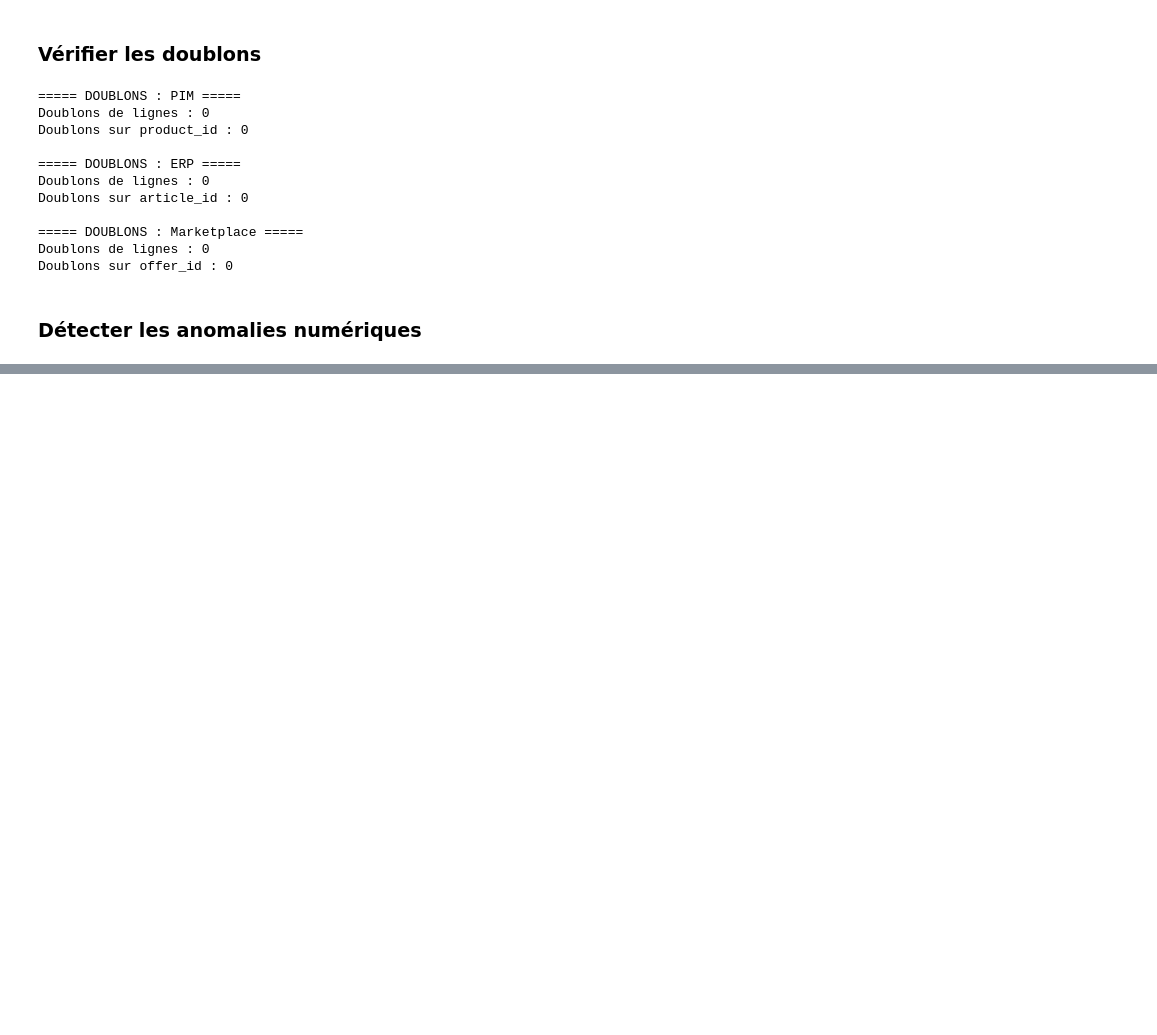
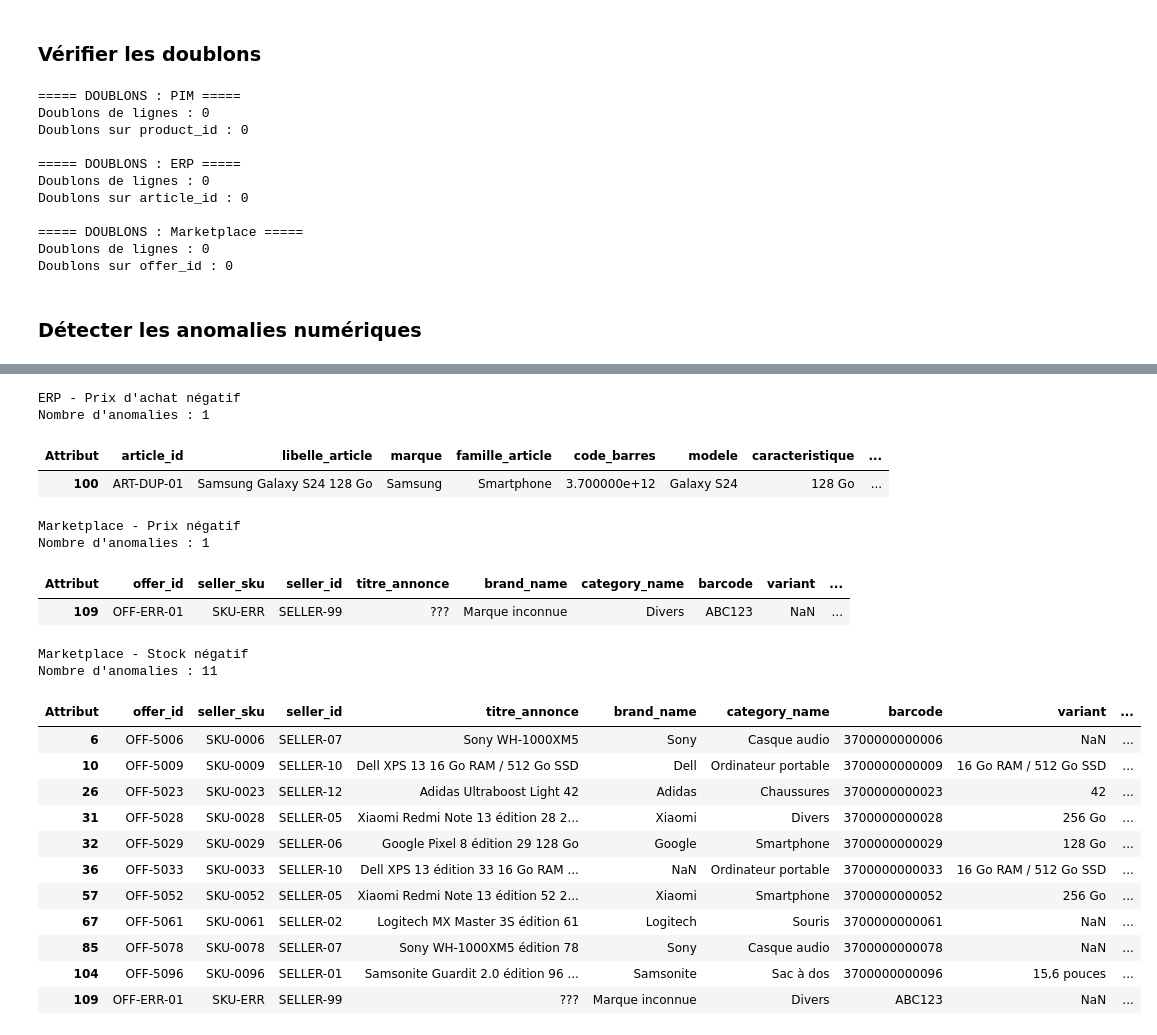
Before and after one commit to Ramadiaw12/Project_datagouvernance, a Jupyter notebook: notebooks/01_diagnostic_donnees.ipynb, the cells around one changed output, grey strips where cells are left out. Saved outputs shown, nothing was run; the diff lists cells and outputs as text; code cells hidden in the pictures; blank space fills up the shorter version.

```diff
--- a/notebooks/01_diagnostic_donnees.ipynb
+++ b/notebooks/01_diagnostic_donnees.ipynb
@@ -182,0 +407,46 @@ Doublons sur offer_id : 0
+# %%
+# Contrôler les valeurs métier incorrectes
+controles = {
+    "ERP - Prix d'achat négatif": (
+        erp, "prix_achat", lambda x: x < 0
+    ),
+    "Marketplace - Prix négatif": (
+        marketplace, "price_mad", lambda x: x < 0
+    ),
+    "Marketplace - Stock négatif": (
+        marketplace, "stock_quantity", lambda x: x < 0
+    )
+}
+
+for nom_controle, (df, colonne, condition) in controles.items():
+
+    valeurs = pd.to_numeric(df[colonne], errors="coerce")
+    anomalies = df[condition(valeurs)]
+
+    print(f"\n{nom_controle}")
+    print("Nombre d'anomalies :", len(anomalies))
+
+    display(anomalies)
+# %% [output]
+ERP - Prix d'achat négatif
+Nombre d'anomalies : 1
+| Attribut | article_id | libelle_article | marque | famille_article | code_barres | modele | caracteristique | ... |
+| 100 | ART-DUP-01 | Samsung Galaxy S24 128 Go | Samsung | Smartphone | 3.700000e+12 | Galaxy S24 | 128 Go | ... |
+Marketplace - Prix négatif
+Nombre d'anomalies : 1
+| Attribut | offer_id | seller_sku | seller_id | titre_annonce | brand_name | category_name | barcode | variant | ... |
+| 109 | OFF-ERR-01 | SKU-ERR | SELLER-99 | ??? | Marque inconnue | Divers | ABC123 | NaN | ... |
+Marketplace - Stock négatif
+Nombre d'anomalies : 11
+| Attribut | offer_id | seller_sku | seller_id | titre_annonce | brand_name | category_name | barcode | variant | ... |
+| 6 | OFF-5006 | SKU-0006 | SELLER-07 | Sony WH-1000XM5 | Sony | Casque audio | 3700000000006 | NaN | ... |
+| 10 | OFF-5009 | SKU-0009 | SELLER-10 | Dell XPS 13 16 Go RAM / 512 Go SSD | Dell | Ordinateur portable | 3700000000009 | 16 Go RAM / 512 Go SSD | ... |
+| 26 | OFF-5023 | SKU-0023 | SELLER-12 | Adidas Ultraboost Light 42 | Adidas | Chaussures | 3700000000023 | 42 | ... |
+| 31 | OFF-5028 | SKU-0028 | SELLER-05 | Xiaomi Redmi Note 13 édition 28 2... | Xiaomi | Divers | 3700000000028 | 256 Go | ... |
+| 32 | OFF-5029 | SKU-0029 | SELLER-06 | Google Pixel 8 édition 29 128 Go | Google | Smartphone | 3700000000029 | 128 Go | ... |
+| 36 | OFF-5033 | SKU-0033 | SELLER-10 | Dell XPS 13 édition 33 16 Go RAM ... | NaN | Ordinateur portable | 3700000000033 | 16 Go RAM / 512 Go SSD | ... |
+| 57 | OFF-5052 | SKU-0052 | SELLER-05 | Xiaomi Redmi Note 13 édition 52 2... | Xiaomi | Smartphone | 3700000000052 | 256 Go | ... |
+| 67 | OFF-5061 | SKU-0061 | SELLER-02 | Logitech MX Master 3S édition 61 | Logitech | Souris | 3700000000061 | NaN | ... |
+| 85 | OFF-5078 | SKU-0078 | SELLER-07 | Sony WH-1000XM5 édition 78 | Sony | Casque audio | 3700000000078 | NaN | ... |
+| 104 | OFF-5096 | SKU-0096 | SELLER-01 | Samsonite Guardit 2.0 édition 96 ... | Samsonite | Sac à dos | 3700000000096 | 15,6 pouces | ... |
+| 109 | OFF-ERR-01 | SKU-ERR | SELLER-99 | ??? | Marque inconnue | Divers | ABC123 | NaN | ... |
```
Also changed, not shown: parts of 14 cells of this notebook.
